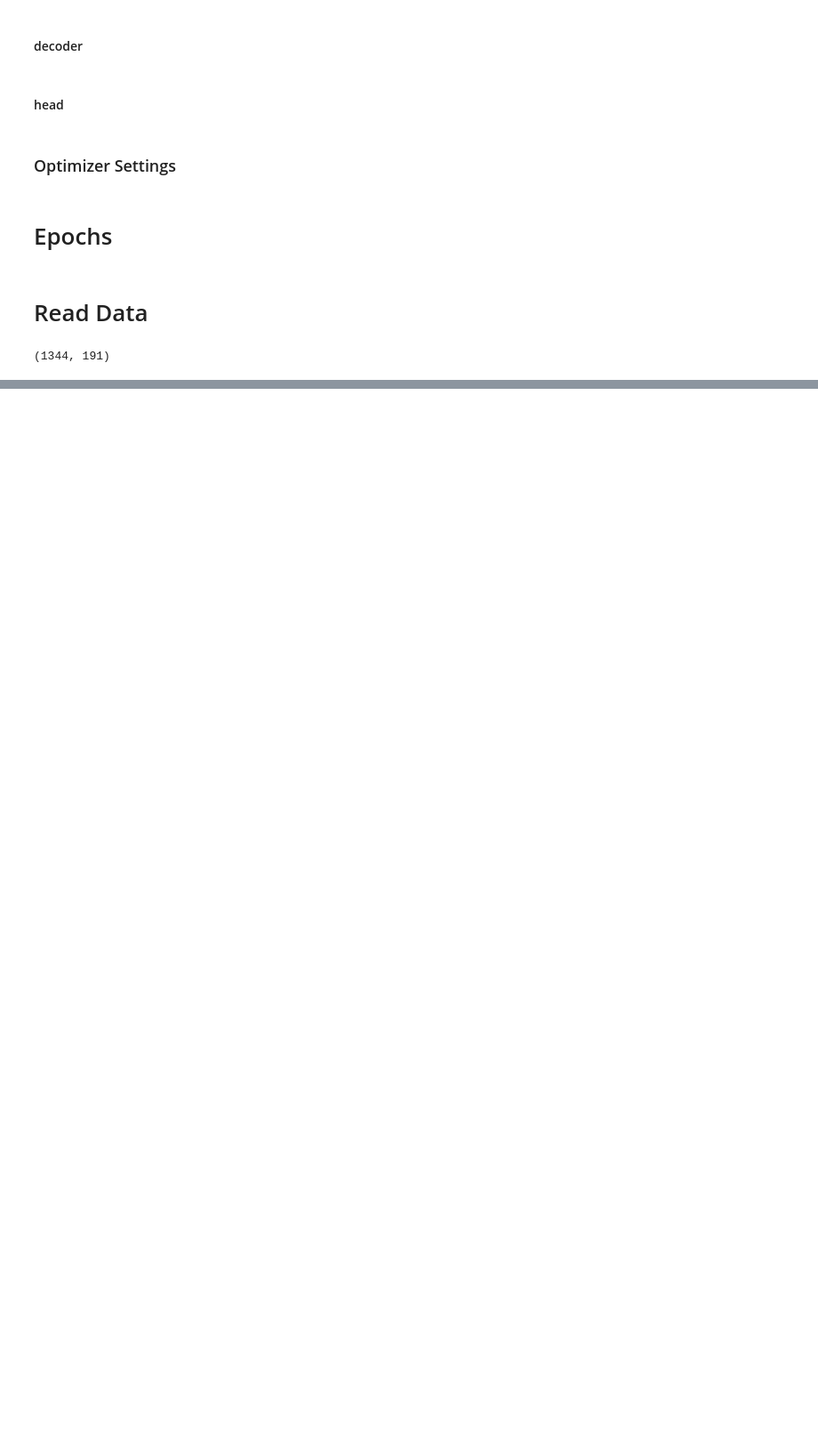
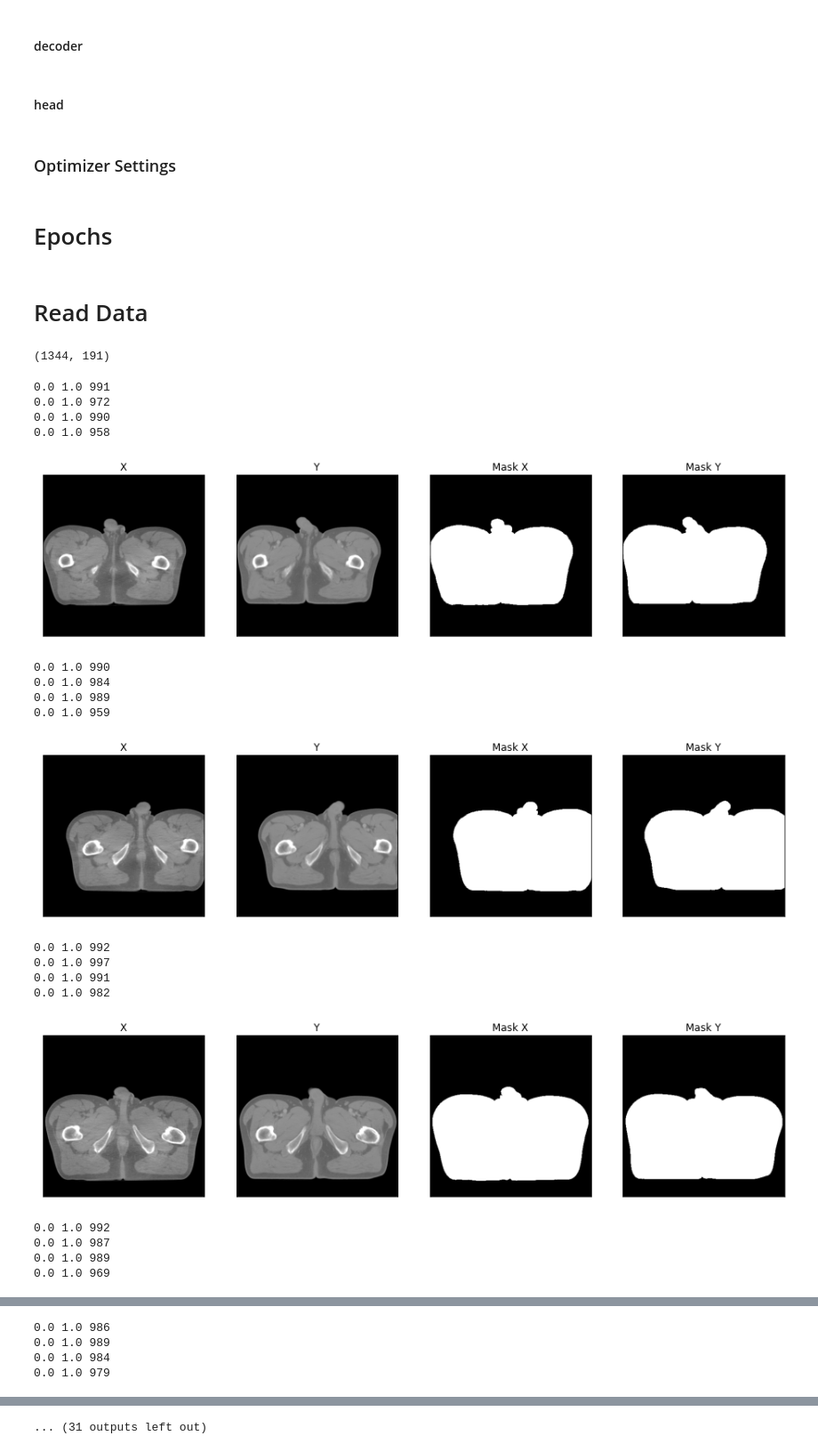
Before and after one commit to junjun1023/cbct_enhancement, a Jupyter notebook: visualize.ipynb, the cells around one changed output, grey strips where cells are left out. Shown at 89% size. Drawn from its saved outputs; the diff is of its cells as text; code cells hidden in the pictures; blank space fills up the shorter version.

Commit message:
check data range

```diff
--- a/visualize.ipynb
+++ b/visualize.ipynb
@@ -132,11 +132,11 @@ def test_epoch(model, dataloader, device):
 from codes.dataset import Dataset
 import codes.augmentation as aug
 # %%
-train_case_path = 'data/train/*_*'
-test_case_path = 'data/test/*_*'
+train_case_path = 'raw/train/*_*'
+test_case_path = 'raw/test/*_*'
 # %%
-trainset = Dataset(path=train_case_path, intensity_aug=None, geometry_aug=None)
-testset = Dataset(test_case_path, intensity_aug=None, geometry_aug=None)
+trainset = Dataset(path=train_case_path, intensity_aug=aug.training_intensity_augmentation(), geometry_aug=aug.get_training_augmentation())
+testset = Dataset(test_case_path, intensity_aug=aug.validation_intensity_augmentation(), geometry_aug=aug.get_validation_augmentation())
 # %%
 len(trainset), len(testset)
 # %% [output]
@@ -145,0 +144,36 @@ x, y, *hu_bins = trainset[22]
+# %%
+i = 0
+for data in trainset:
+    if i > 20: break
+    x, y, mask_x, mask_y, *_ = data
+    x = x.squeeze()
+    y = y.squeeze()
+    mask_x = mask_x.squeeze()
+    mask_y = mask_y.squeeze()
+    visualize(
+        x = x,
+        y = y,
+        mask_x = mask_x,
+        mask_y = mask_y
+    )
+    i += 1
+# %% [output]
+0.0 1.0 991
+0.0 1.0 972
+0.0 1.0 990
+0.0 1.0 958
+[figure, added]
+0.0 1.0 990
+0.0 1.0 984
+0.0 1.0 989
+0.0 1.0 959
+[figure, added]
+0.0 1.0 992
+0.0 1.0 997
+0.0 1.0 991
+0.0 1.0 982
+[figure, added]
+0.0 1.0 992
+0.0 1.0 987
+0.0 1.0 989
+0.0 1.0 969
@@ -145,0 +181,4 @@ x, y, *hu_bins = trainset[22]
+0.0 1.0 986
+0.0 1.0 989
+0.0 1.0 984
+0.0 1.0 979
@@ -146,3 +191,4 @@ x, y, *hu_bins = trainset[22]
+... (31 outputs left out)
 # %%
 visualize(
     cbct = x.squeeze(),
```
Also changed, not shown: parts of 9 cells of this notebook.
